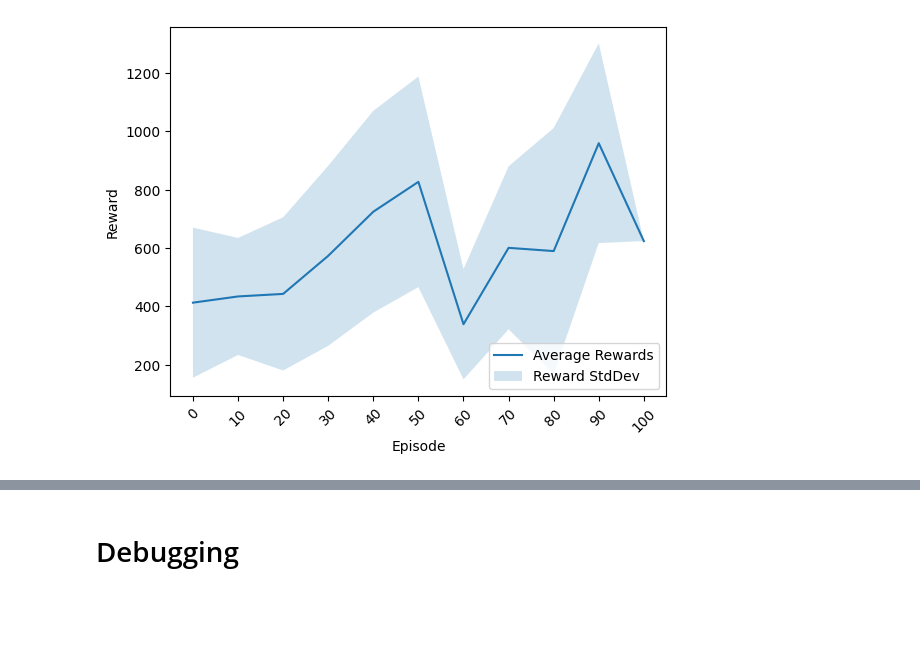
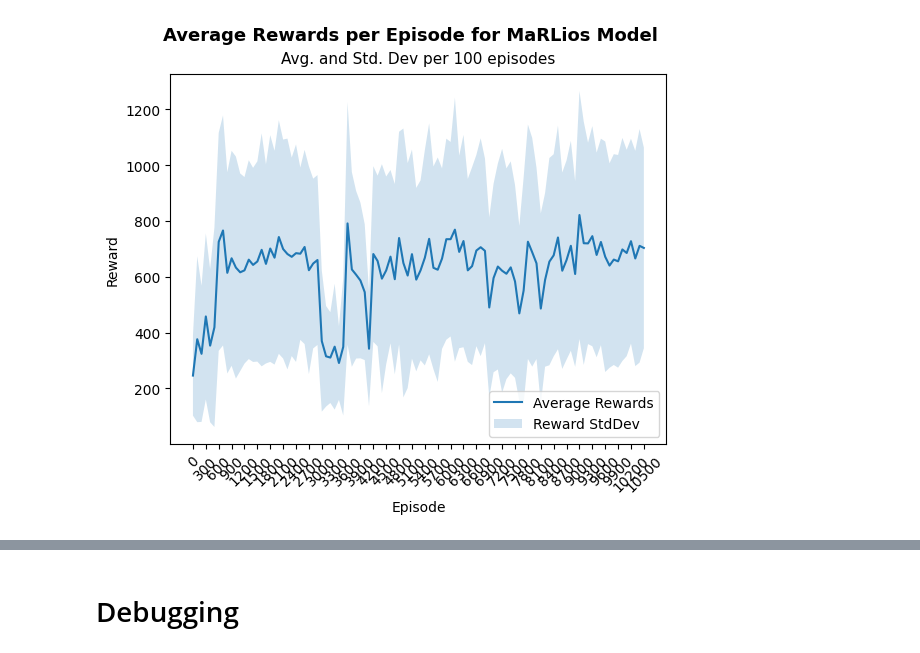
Before and after one commit to joshmazen14/maRLios, a Jupyter notebook: testing_marly.ipynb, the cells around one changed output, grey strips where cells are left out. Saved outputs shown, nothing was run; the diff lists cells and outputs as text; code cells hidden in the pictures; blank space fills up the shorter version.

```diff
--- a/testing_marly.ipynb
+++ b/testing_marly.ipynb
@@ -104,9 +104,11 @@ def plot_loss(ep_per_stat = 100, total_loss = [], from_file = None):
     ax.legend(loc='lower right')
     plt.show()
 
-def plot_rewards(ep_per_stat = 100, total_rewards = [], from_file = None):
+def plot_rewards(ep_per_stat = 100, total_rewards = [], from_file = None, tick_freq = 2):
     if from_file != None:
         total_rewards = load_rewards(from_file)
+
+    total_rewards = total_rewards[:len(total_rewards) - 2]
 
     avg_rewards = [np.mean(total_rewards[i:i+ep_per_stat]) for i in range(0, len(total_rewards), ep_per_stat)]
     std_rewards = [np.std(total_rewards[i:i+ep_per_stat]) for i in range(0, len(total_rewards), ep_per_stat)]
@@ -117,9 +119,12 @@ def plot_rewards(ep_per_stat = 100, total_rewards = [], from_file = None):
 
     ax.set_xlabel('Episode')
     ax.set_ylabel('Reward')
-    xtick_labels = [str(i*ep_per_stat) for i in range(len(avg_rewards))]
-    plt.xticks(range(len(avg_rewards)), xtick_labels)
+    xtick_labels = [str(i*ep_per_stat) for i in range(0, len(avg_rewards), tick_freq)]
+    plt.xticks(range(0, len(avg_rewards), tick_freq), xtick_labels)
     plt.xticks(rotation=45)
+    fig.suptitle("Average Rewards per Episode for MaRLios Model", fontsize=13, fontweight="bold")
+    ax.set_title("Avg. and Std. Dev per 100 episodes", fontsize=11, pad=16, y=0.97)
+
     ax.legend(loc='lower right')
     plt.show()
 
@@ -287,5 +293,5 @@ RuntimeError: Error(s) in loading state_dict for DQNSolver:
 # %%
-plot_rewards(ep_per_stat=10, from_file='./total_rewards-marlios_run_no_sample_lr_0_0001.pkl')
+plot_rewards(ep_per_stat=100, from_file='./total_rewards-marlios_run_two_action_set_lr_0_0001.pkl', tick_freq=3)
 # %% [output]
-[figure, old version]
+[figure, new version]
 # %%
```
Also changed, not shown: parts of 4 cells of this notebook, 6 other files.
